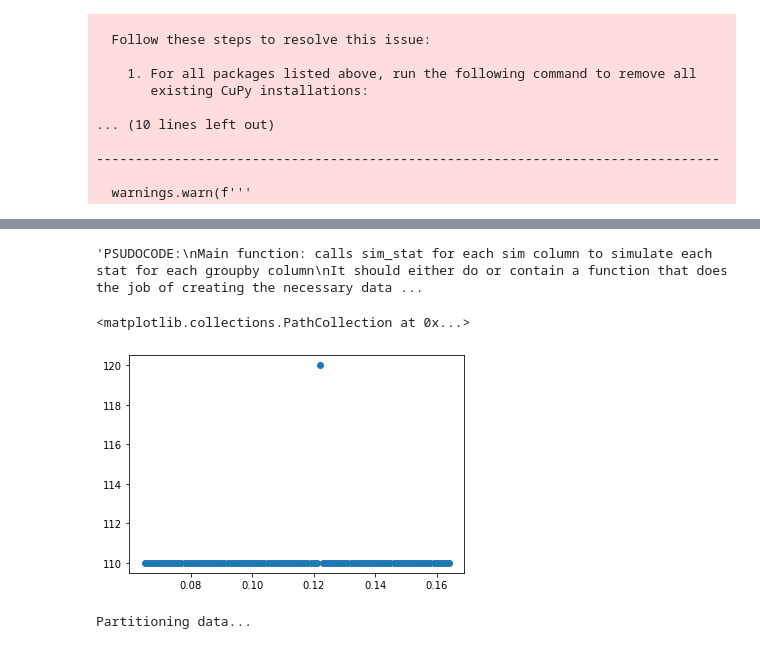
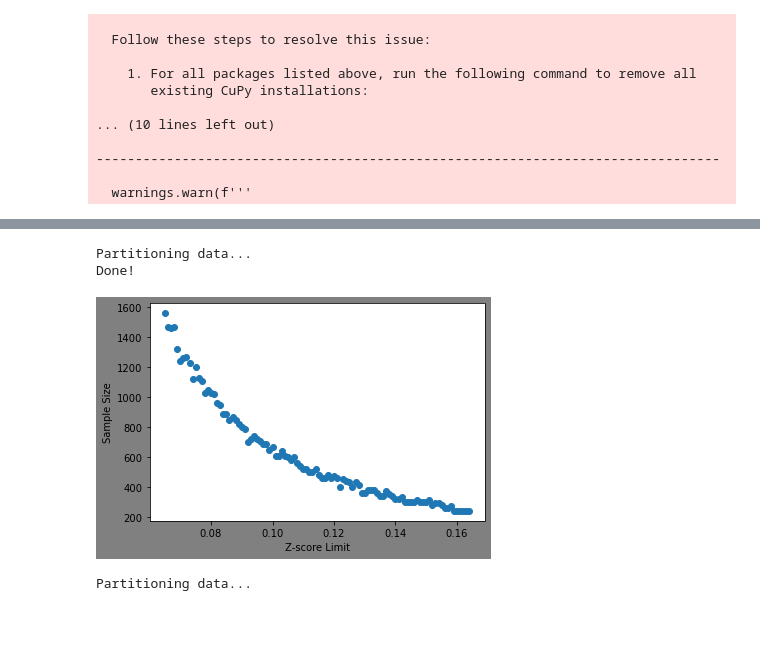
Before and after one commit to Slid61/plant-restoration-size, a Jupyter notebook: get_stat_params.ipynb, the cells around one changed output, grey strips where cells are left out. Cells and saved outputs as stored; diff of their text form; code cells hidden in the pictures; blank space fills up the shorter version.

Commit message:
Completed the model, finalized function docstrings.

```diff
--- a/get_stat_params.ipynb
+++ b/get_stat_params.ipynb
@@ -531,5 +565,10 @@ sim_cols = ['Sup_Ind', 'Est_Fit', 'COL', 'VB', 'HER',
             'PAT', 'COM', 'DM', 'Alt_Ind',
             'DAB_Prom', 'Diam1_Ind', 'Diam2_Ind']
 group_cols = ['Especie', 'Escenario', 'Tipo']
+df = load_data('t4_clean.p')
+events = df['Even_mon'].unique()
+english ={'Sup_Ind':'Survival', 'Est_Fit':'Health', 'COL':'Discoloration', 'VB':'Low Vigor',
+          'HER':'Herbivory', 'PAT':'Pathogens', 'COM':'Competition', 'DM':'Mechanical Damage',
+          'Alt_Ind':'Height', 'DAB_Prom':'Stem Diameter', 'Diam1_Ind':'Crown 1', 'ANE':'Flooding',
+          'Diam2_Ind':'Crown 2', 'Especie':'Species', 'Escenario':'Scenario', 'Tipo':'Type',
+          'PNE':'Plant Not Found'}
-# %% [output]
-'PSUDOCODE:\nMain function: calls sim_stat for each sim column to simulate each stat for each groupby column\nIt should either do or contain a function that does the job of creating the necessary data ...
@@ -536,19 +579,26 @@ group_cols = ['Especie', 'Escenario', 'Tipo']
 # %%
+sub_splits = split_data(df, sim_cols, group_cols)
 x_plot = []
 y_plot = []
 zmax = 0.065
 
 for i in range(100):
-    size = cp_smallest_sample_size(sub_splits['T1, Escenario, Sup_Ind']['Pastos limpios'], learning_rate=10, z_max=zmax)
+    size = cp_smallest_sample_size(sub_splits['T1, Sup_Ind'], learning_rate=10, z_max=zmax)
 
     x_plot.append(zmax)
     y_plot.append(size)
     zmax += 0.001
+# %% [output]
+Partitioning data...
+Done!
 # %%
-plt.scatter(x_plot, y_plot)
+fig, ax = plt.subplots(1)
+ax = plt.scatter(x_plot, y_plot)
+plt.ylabel('Sample Size')
+plt.xlabel('Z-score Limit')
+fig.set_facecolor('grey')
 # %% [output]
-<matplotlib.collections.PathCollection at 0x...>
-[figure, old version]
+[figure, new version]
 # %%
 subs = split_data(df, test_sim, test_group)
 combined = sim_all_stats(sub_splits=subs)
```
Also changed, not shown: parts of 64 cells of this notebook, 11 other files.
